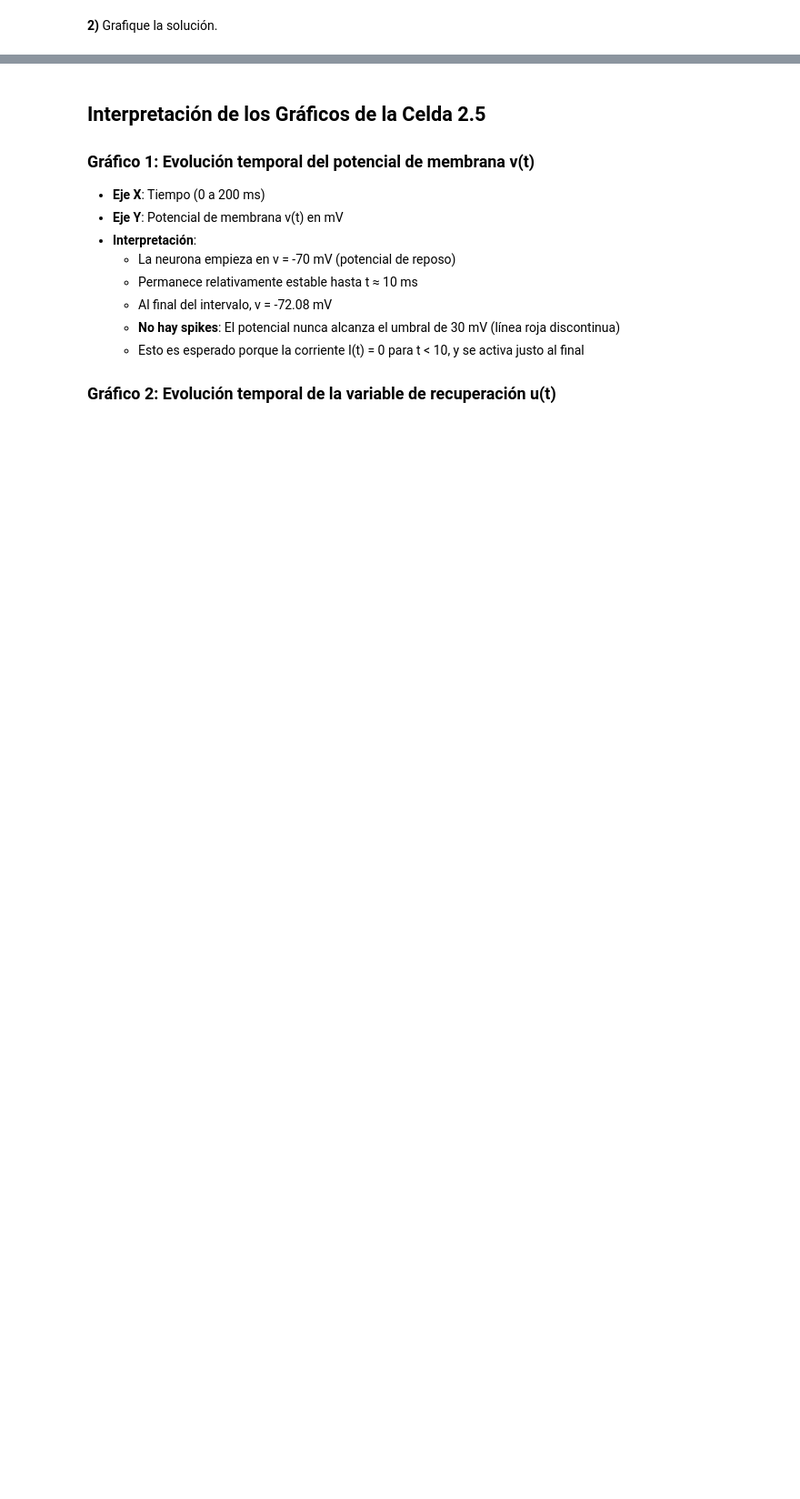
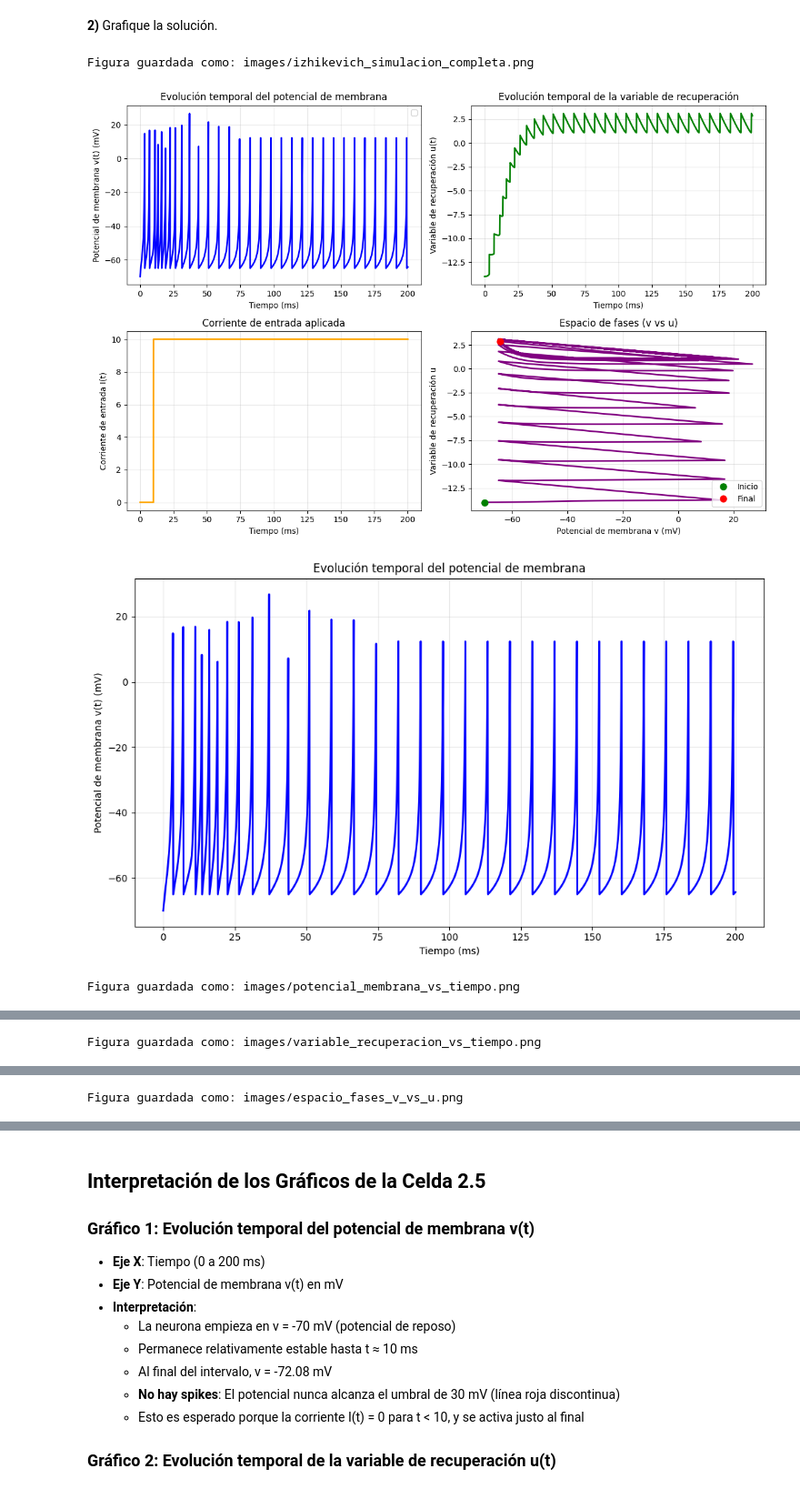
Before and after one commit to mebordone/rrnn2025-tp1, a Jupyter notebook: redes_neuronales_2025_guia_6.ipynb, the cells around one changed output, grey strips where cells are left out. Shown at 91% size. Drawn from its saved outputs; the diff is of its cells as text; code cells hidden in the pictures; blank space fills up the shorter version.

Commit message:
feat: generacion de imagenes

```diff
--- a/redes_neuronales_2025_guia_6.ipynb
+++ b/redes_neuronales_2025_guia_6.ipynb
@@ -14,6 +14,12 @@ import numpy as np
 import scipy as sp
 import scipy.linalg as linalg
 import matplotlib.pyplot as plt
+import os
+from pathlib import Path
+
+# Configurar directorio para guardar imágenes
+images_dir = Path("images")
+images_dir.mkdir(exist_ok=True)
 # %%
 # 1.2)
 #import ode
@@ -293,30 +303,92 @@ axes[0, 1].grid(True, alpha=0.3)
 # Gráfico 3: Espacio de fases (v vs u)
 axes[1, 1].plot(v_t, u_t, 'purple', linewidth=2)
 axes[1, 1].set_xlabel('Potencial de membrana v (mV)')
 axes[1, 1].set_ylabel('Variable de recuperación u')
 axes[1, 1].set_title('Espacio de fases (v vs u)')
 axes[1, 1].grid(True, alpha=0.3)
 axes[1, 1].plot(v_t[0], u_t[0], 'go', markersize=8, label='Inicio')
 axes[1, 1].plot(v_t[-1], u_t[-1], 'ro', markersize=8, label='Final')
 axes[1, 1].legend()
 
 # Gráfico 4: Corriente de entrada I(t)
 I_values = [I(ti) for ti in t]
 axes[1, 0].plot(t, I_values, 'orange', linewidth=2)
 axes[1, 0].set_xlabel('Tiempo (ms)')
 axes[1, 0].set_ylabel('Corriente de entrada I(t)')
 axes[1, 0].set_title('Corriente de entrada aplicada')
 axes[1, 0].grid(True, alpha=0.3)
 
 plt.tight_layout()
+
+# Guardar la figura completa
+fig.savefig(images_dir / "izhikevich_simulacion_completa.png", dpi=300, bbox_inches='tight')
+print(f"Figura guardada como: {images_dir / 'izhikevich_simulacion_completa.png'}")
+
 plt.show()
+
+# Crear gráficos individuales para cada subplot
+# Gráfico 1: v(t) vs t
+plt.figure(figsize=(10, 6))
+plt.plot(t, v_t, 'b-', linewidth=2)
+plt.xlabel('Tiempo (ms)')
+plt.ylabel('Potencial de membrana v(t) (mV)')
+plt.title('Evolución temporal del potencial de membrana')
+plt.grid(True, alpha=0.3)
+plt.tight_layout()
+plt.savefig(images_dir / "potencial_membrana_vs_tiempo.png", dpi=300, bbox_inches='tight')
+plt.show()
+print(f"Figura guardada como: {images_dir / 'potencial_membrana_vs_tiempo.png'}")
+
+# Gráfico 2: u(t) vs t
+plt.figure(figsize=(10, 6))
+plt.plot(t, u_t, 'g-', linewidth=2)
+plt.xlabel('Tiempo (ms)')
+plt.ylabel('Variable de recuperación u(t)')
+plt.title('Evolución temporal de la variable de recuperación')
+plt.grid(True, alpha=0.3)
+plt.tight_layout()
+plt.savefig(images_dir / "variable_recuperacion_vs_tiempo.png", dpi=300, bbox_inches='tight')
+plt.show()
+print(f"Figura guardada como: {images_dir / 'variable_recuperacion_vs_tiempo.png'}")
+
+# Gráfico 3: Espacio de fases (v vs u)
+plt.figure(figsize=(10, 6))
+plt.plot(v_t, u_t, 'purple', linewidth=2)
+plt.xlabel('Potencial de membrana v (mV)')
+plt.ylabel('Variable de recuperación u')
+plt.title('Espacio de fases (v vs u)')
+plt.grid(True, alpha=0.3)
+plt.plot(v_t[0], u_t[0], 'go', markersize=8, label='Inicio')
+plt.plot(v_t[-1], u_t[-1], 'ro', markersize=8, label='Final')
+plt.legend()
+plt.tight_layout()
+plt.savefig(images_dir / "espacio_fases_v_vs_u.png", dpi=300, bbox_inches='tight')
+plt.show()
+print(f"Figura guardada como: {images_dir / 'espacio_fases_v_vs_u.png'}")
+
+# Gráfico 4: Corriente de entrada I(t)
+plt.figure(figsize=(10, 6))
+plt.plot(t, I_values, 'orange', linewidth=2)
+plt.xlabel('Tiempo (ms)')
+plt.ylabel('Corriente de entrada I(t)')
+plt.title('Corriente de entrada aplicada')
+plt.grid(True, alpha=0.3)
+plt.tight_layout()
+plt.savefig(images_dir / "corriente_entrada_vs_tiempo.png", dpi=300, bbox_inches='tight')
+plt.show()
+print(f"Figura guardada como: {images_dir / 'corriente_entrada_vs_tiempo.png'}")
 
 # Información adicional
 print(f"\nInformación de la simulación:")
 print(f"Intervalo de tiempo: [{t_start}, {t_end}] ms")
 print(f"Paso de integración: h = {h}")
 print(f"Número de pasos: {len(t)-1}")
 print(f"Valor inicial de v: {v_t[0]:.2f} mV")
 print(f"Valor final de v: {v_t[-1]:.2f} mV")
 print(f"Valor inicial de u: {u_t[0]:.2f}")
 print(f"Valor final de u: {u_t[-1]:.2f}")
+# %% [output]
+Figura guardada como: images/izhikevich_simulacion_completa.png
+[figure, added]
+[figure, added]
+Figura guardada como: images/potencial_membrana_vs_tiempo.png
@@ -322,0 +396 @@ print(f"Valor final de u: {u_t[-1]:.2f}")
+Figura guardada como: images/variable_recuperacion_vs_tiempo.png
@@ -322,0 +398 @@ print(f"Valor final de u: {u_t[-1]:.2f}")
+Figura guardada como: images/espacio_fases_v_vs_u.png
```
Also changed, not shown: parts of 3 cells of this notebook, 14 other files.
